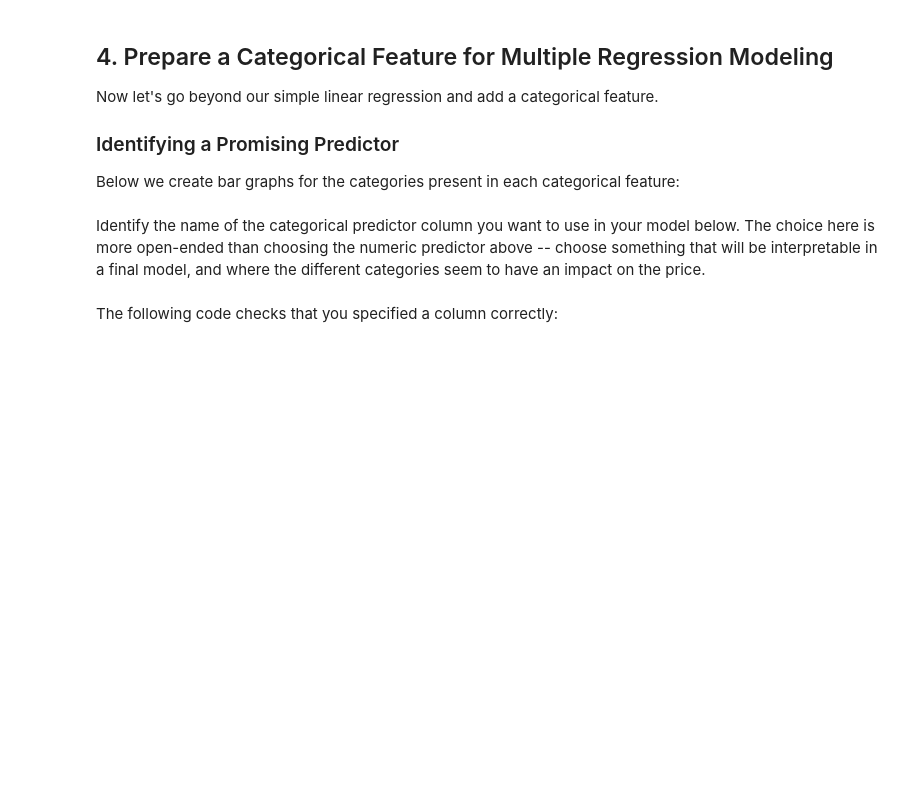
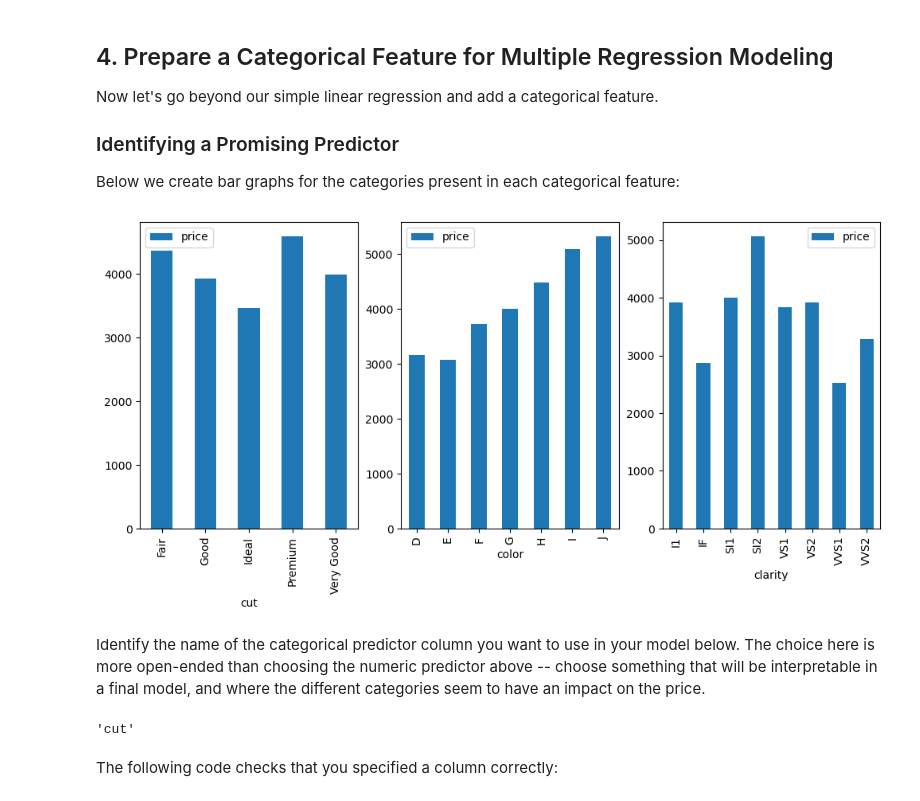
Before and after one commit to jnnjogu/dsc-multiple-regression-cumulative-lab, a Jupyter notebook: index.ipynb, the cells around one changed output. Cells and saved outputs as stored; diff of their text form; code cells hidden in the pictures; blank space fills up the shorter version.

```diff
--- a/index.ipynb
+++ b/index.ipynb
@@ -257,18 +296,23 @@ Below we create bar graphs for the categories present in each categorical featur
 # %%
 # Run this code without changes
 import matplotlib.pyplot as plt
 
 categorical_features = diamonds.select_dtypes("object").columns
 fig, axes = plt.subplots(ncols=len(categorical_features), figsize=(12,5))
 
 for index, feature in enumerate(categorical_features):
-    diamonds.groupby(feature).mean().plot.bar(
+    diamonds.groupby(feature).mean(numeric_only=True).plot.bar(
         y="price", ax=axes[index])
+# %% [output]
+[figure, added]
 # %% [markdown]
 Identify the name of the categorical predictor column you want to use in your model below. The choice here is more open-ended than choosing the numeric predictor above -- choose something that will be interpretable in a final model, and where the different categories seem to have an impact on the price.
 # %%
 # Replace None with appropriate code
-cat_col = None
+cat_col = 'cut'
+cat_col
+# %% [output]
+'cut'
 # %% [markdown]
 The following code checks that you specified a column correctly:
 # %%
```
Also changed, not shown: parts of 17 cells of this notebook.
